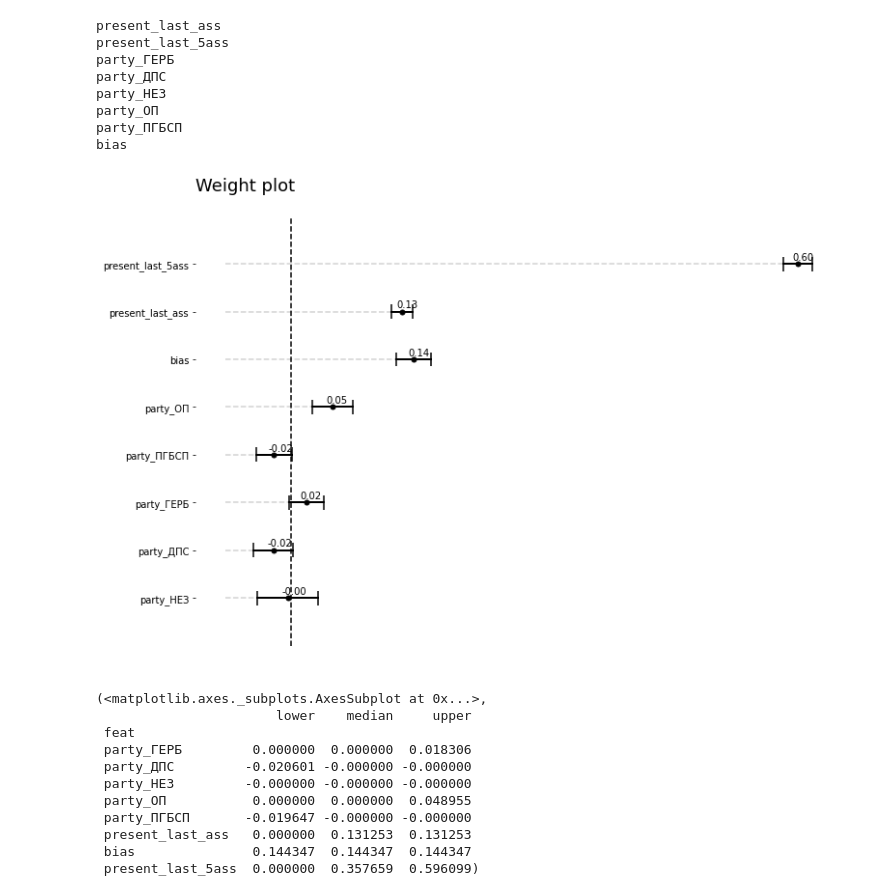
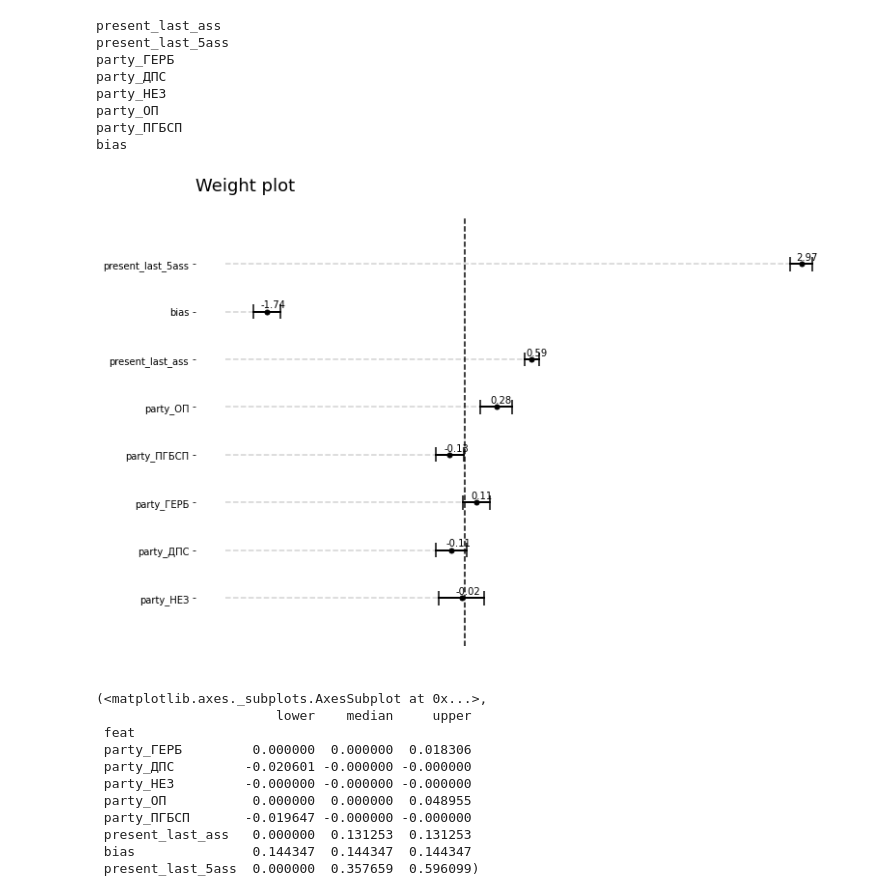
Before and after one commit to DimitarDKirov/ml4humans, a Jupyter notebook: ml4humans/Interpretable models-Individual.ipynb, the cells around one changed output. Cells and saved outputs as stored; diff of their text form; code cells hidden in the pictures.

Commit message:
add option to specify scoring column for weight plot

```diff
--- a/ml4humans/Interpretable models-Individual.ipynb
+++ b/ml4humans/Interpretable models-Individual.ipynb
@@ -53,4 +53,4 @@ from statsmodels.api import OLS
 # %%
-model = OLS(data['present'].values, features_df, hasconst=True)
+model = Logit(data['present'].values, features_df, hasconst=True)
 # %%
 results = model.fit()
@@ -79,9 +103,9 @@ bias
 from interpretable_models import weight_plot, effect_plot, effect_plot_for_example
 # %%
 %matplotlib inline
-weight_plot(results)
+weight_plot(results, score='z')
 # %% [output]
-[figure, old version]
+[figure, new version]
 # %%
 effect_plot(results, features_df)
 # %% [output]
```
Also changed, not shown: parts of 3 cells of this notebook, 2 other files.
